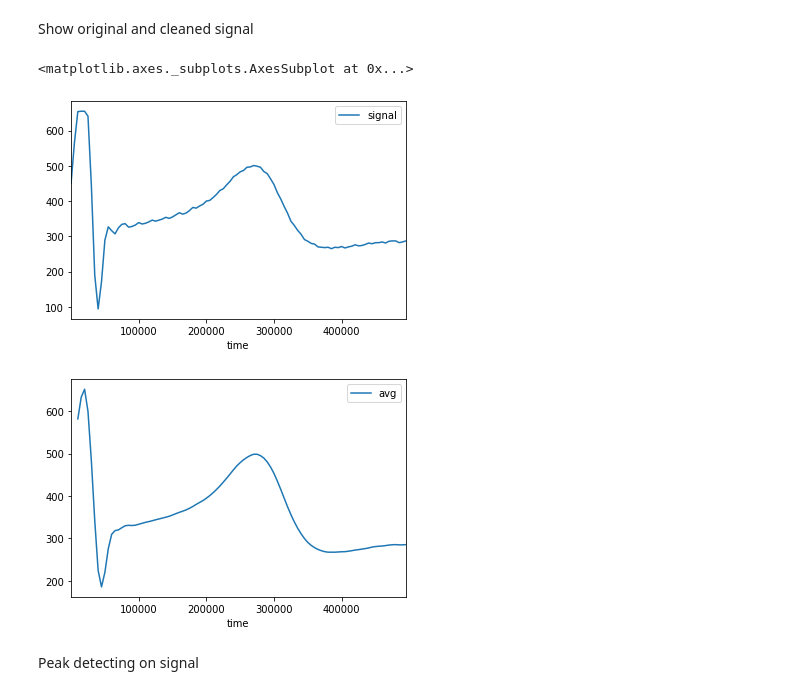
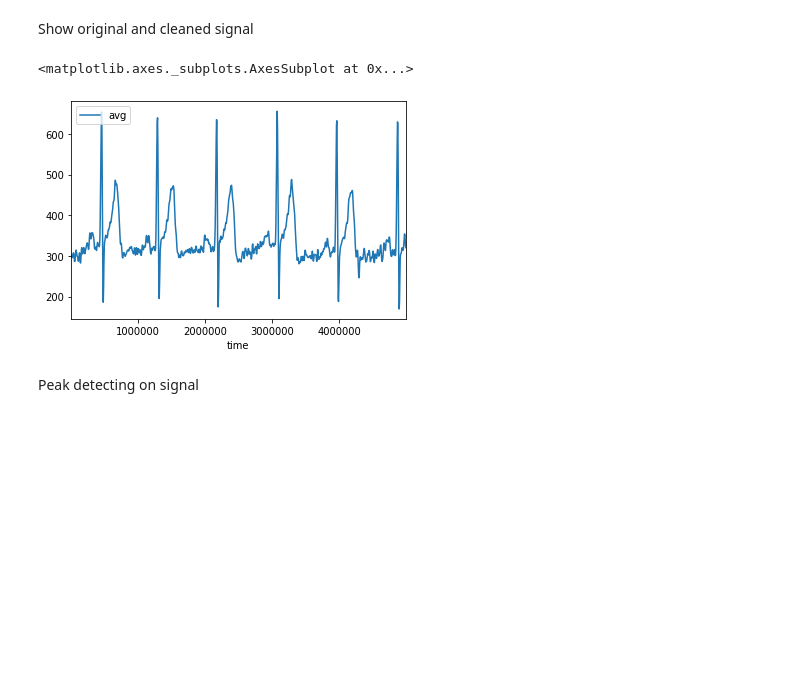
Before and after one commit to markusmeingast/Pulse-Monitor, a Jupyter notebook: 02_Pre/02_development/01_preprocessing.ipynb, the cells around one changed output. Drawn from its saved outputs; the diff is of its cells as text; code cells hidden in the pictures; blank space fills up the shorter version.

```diff
--- a/02_Pre/02_development/01_preprocessing.ipynb
+++ b/02_Pre/02_development/01_preprocessing.ipynb
@@ -18,7 +20,7 @@ import sys, os, glob
 # %% [markdown]
 Read in csv file, single file for now. To be translated into batch mode down the line.
 # %%
-fname = '20190727-121645.csv'
+fname = '20190822-092110.csv'
 data = pd.read_csv('../01_raw/'+fname,header=None,names=['time','signal'])
 data.shape
 # %% [output]
@@ -47,12 +49,10 @@ data['avg'] = data['signal'].rolling(4,center=True).mean()
 # %% [markdown]
 Show original and cleaned signal
 # %%
-data.head(100).plot("time","signal")
-data.head(100).plot("time","avg")
+data.head(1000).plot("time","avg")
 # %% [output]
 <matplotlib.axes._subplots.AxesSubplot at 0x...>
-[figure, old version]
+[figure, new version]
-[figure, removed]
 # %% [markdown]
 Peak detecting on signal
 # %%
```
Also changed, not shown: parts of 7 cells of this notebook, 3 other files.
